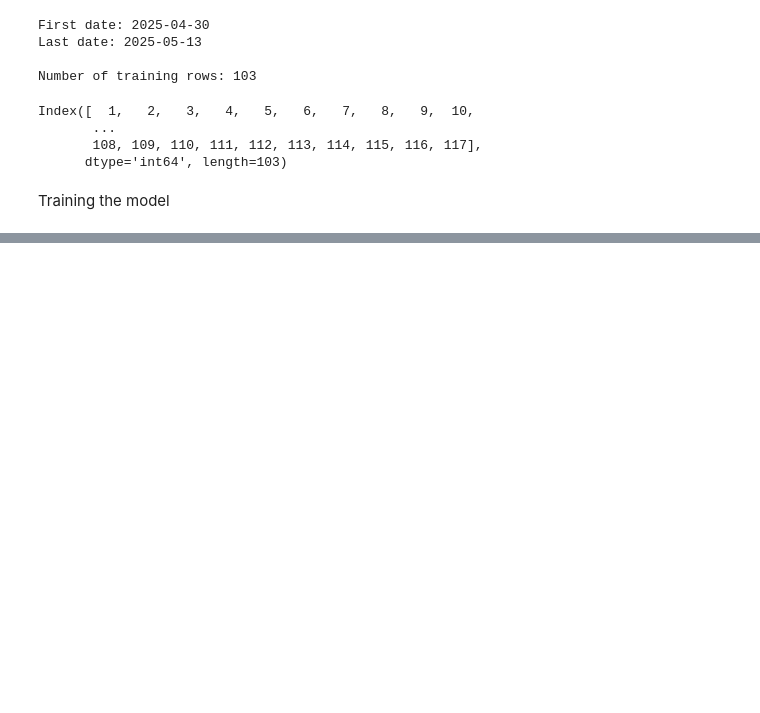
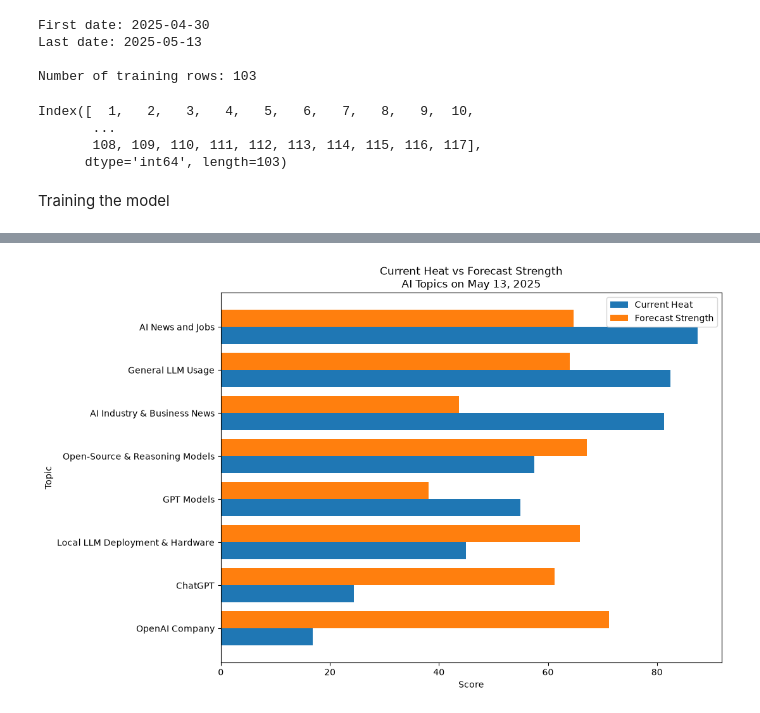
Before and after one commit to Praharshaanugu/AI-social-media-trend-analyser, a Jupyter notebook: notebooks/dataset_inspection.ipynb, the cells around one changed output, grey strips where cells are left out. Cells and saved outputs as stored; diff of their text form; code cells hidden in the pictures; blank space fills up the shorter version.

```diff
--- a/notebooks/dataset_inspection.ipynb
+++ b/notebooks/dataset_inspection.ipynb
@@ -1710,0 +4691,53 @@ Training the model
+# %%
+import matplotlib.pyplot as plt
+
+comparison_data = final_ranking[
+    [
+        "topic_name",
+        "current_heat_score",
+        "forecast_strength_score"
+    ]
+].copy()
+
+comparison_data = comparison_data.sort_values(
+    "current_heat_score",
+    ascending=True
+)
+
+y_positions = range(len(comparison_data))
+
+plt.figure(figsize=(11, 7))
+
+plt.barh(
+    [y - 0.2 for y in y_positions],
+    comparison_data["current_heat_score"],
+    height=0.4,
+    label="Current Heat"
+)
+
+plt.barh(
+    [y + 0.2 for y in y_positions],
+    comparison_data["forecast_strength_score"],
+    height=0.4,
+    label="Forecast Strength"
+)
+
+plt.yticks(
+    list(y_positions),
+    comparison_data["topic_name"]
+)
+
+plt.xlabel("Score")
+plt.ylabel("Topic")
+
+plt.title(
+    "Current Heat vs Forecast Strength\n"
+    "AI Topics on May 13, 2025"
+)
+
+plt.legend()
+
+plt.tight_layout()
+plt.show()
+# %% [output]
+[figure, added]
```
Also changed, not shown: parts of 218 cells of this notebook, 14 other files.
